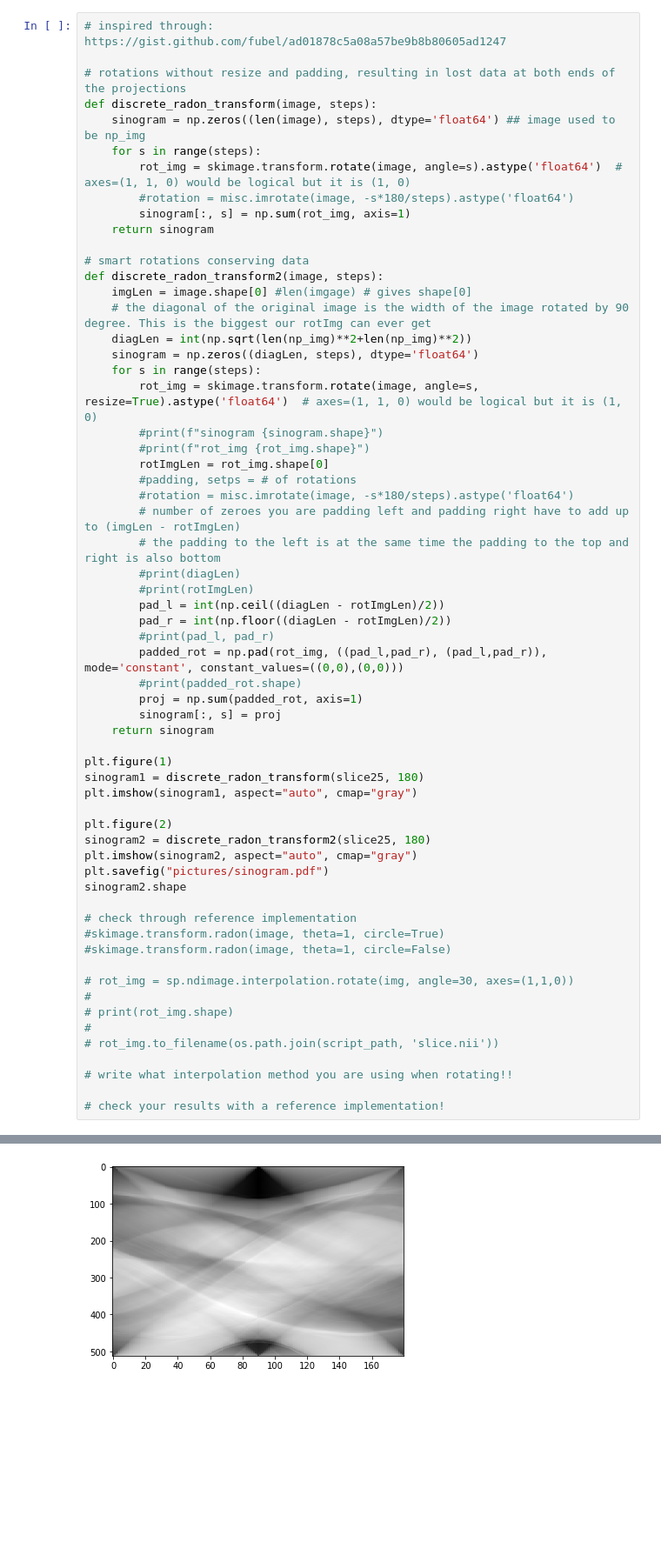
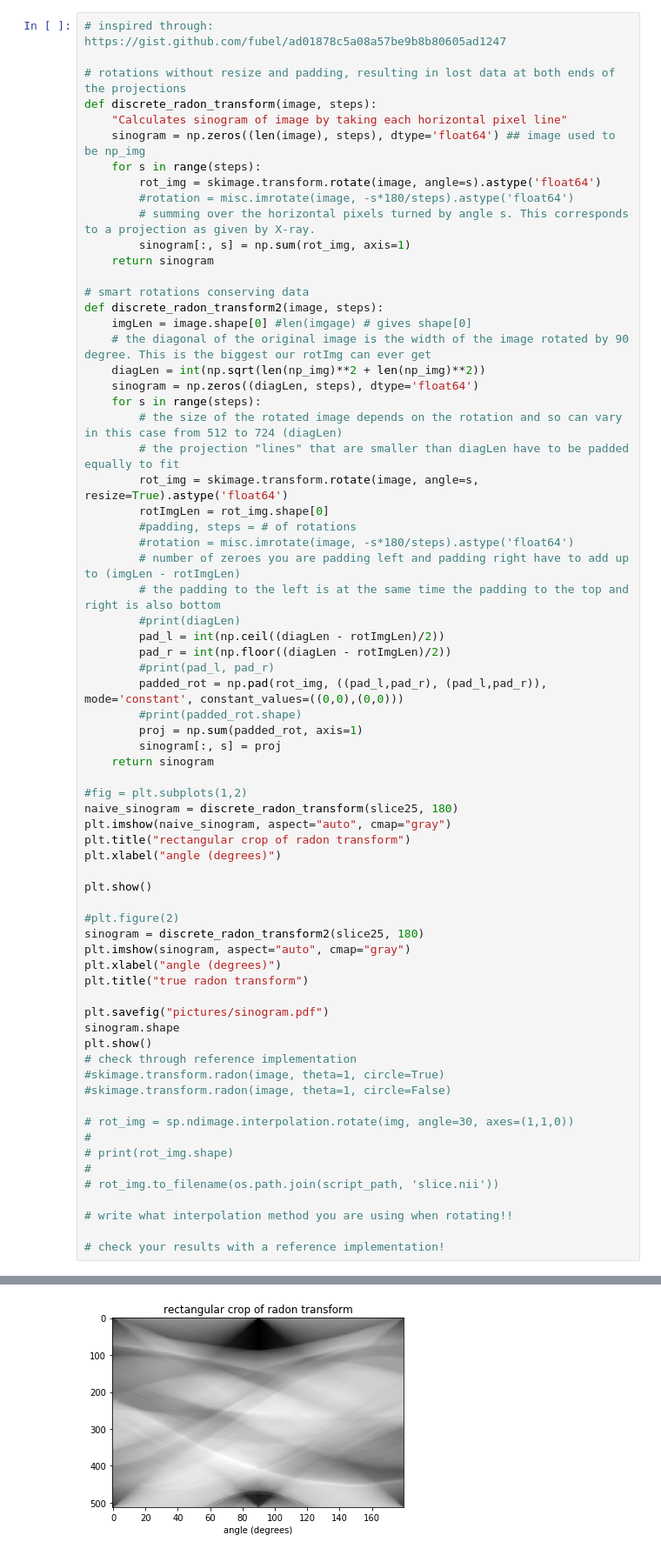
Before and after one commit to romba050/computer_tomography, a Jupyter notebook: ex3.ipynb, the cells around one changed output, grey strips where cells are left out. Shown at 87% size. Saved outputs shown, nothing was run; the diff lists cells and outputs as text; blank space fills up the shorter version.

```diff
--- a/ex3.ipynb
+++ b/ex3.ipynb
@@ -82,10 +94,12 @@ plt.savefig(f"pictures/slice25.pdf")
 
 # rotations without resize and padding, resulting in lost data at both ends of the projections
 def discrete_radon_transform(image, steps):
+    "Calculates sinogram of image by taking each horizontal pixel line"
     sinogram = np.zeros((len(image), steps), dtype='float64') ## image used to be np_img
     for s in range(steps):
-        rot_img = skimage.transform.rotate(image, angle=s).astype('float64')  # axes=(1, 1, 0) would be logical but it is (1, 0)
+        rot_img = skimage.transform.rotate(image, angle=s).astype('float64')
         #rotation = misc.imrotate(image, -s*180/steps).astype('float64')
+        # summing over the horizontal pixels turned by angle s. This corresponds to a projection as given by X-ray.
         sinogram[:, s] = np.sum(rot_img, axis=1)
     return sinogram
 
@@ -93,19 +107,18 @@ def discrete_radon_transform(image, steps):
 def discrete_radon_transform2(image, steps):
     imgLen = image.shape[0] #len(imgage) # gives shape[0]
     # the diagonal of the original image is the width of the image rotated by 90 degree. This is the biggest our rotImg can ever get
-    diagLen = int(np.sqrt(len(np_img)**2+len(np_img)**2))
+    diagLen = int(np.sqrt(len(np_img)**2 + len(np_img)**2))
     sinogram = np.zeros((diagLen, steps), dtype='float64')
     for s in range(steps):
-        rot_img = skimage.transform.rotate(image, angle=s, resize=True).astype('float64')  # axes=(1, 1, 0) would be logical but it is (1, 0)
-        #print(f"sinogram {sinogram.shape}")
-        #print(f"rot_img {rot_img.shape}")
+        # the size of the rotated image depends on the rotation and so can vary in this case from 512 to 724 (diagLen)
+        # the projection "lines" that are smaller than diagLen have to be padded equally to fit
+        rot_img = skimage.transform.rotate(image, angle=s, resize=True).astype('float64')
         rotImgLen = rot_img.shape[0]
-        #padding, setps = # of rotations
+        #padding, steps = # of rotations
         #rotation = misc.imrotate(image, -s*180/steps).astype('float64')
         # number of zeroes you are padding left and padding right have to add up to (imgLen - rotImgLen)
         # the padding to the left is at the same time the padding to the top and right is also bottom
         #print(diagLen)
-        #print(rotImgLen)
         pad_l = int(np.ceil((diagLen - rotImgLen)/2))
         pad_r = int(np.floor((diagLen - rotImgLen)/2))
         #print(pad_l, pad_r)
@@ -115,16 +128,23 @@ def discrete_radon_transform2(image, steps):
         sinogram[:, s] = proj
     return sinogram
 
-plt.figure(1)
-sinogram1 = discrete_radon_transform(slice25, 180)
-plt.imshow(sinogram1, aspect="auto", cmap="gray")
+#fig = plt.subplots(1,2)
+naive_sinogram = discrete_radon_transform(slice25, 180)
+plt.imshow(naive_sinogram, aspect="auto", cmap="gray")
+plt.title("rectangular crop of radon transform")
+plt.xlabel("angle (degrees)")
 
-plt.figure(2)
-sinogram2 = discrete_radon_transform2(slice25, 180)
-plt.imshow(sinogram2, aspect="auto", cmap="gray")
+plt.show()
+
+#plt.figure(2)
+sinogram = discrete_radon_transform2(slice25, 180)
+plt.imshow(sinogram, aspect="auto", cmap="gray")
+plt.xlabel("angle (degrees)")
+plt.title("true radon transform")
+
 plt.savefig("pictures/sinogram.pdf")
-sinogram2.shape
-
+sinogram.shape
+plt.show()
 # check through reference implementation
 #skimage.transform.radon(image, theta=1, circle=True)
 #skimage.transform.radon(image, theta=1, circle=False)
@@ -143 +162 @@ sinogram2.shape
-[figure, old version]
+[figure, new version]
```
Also changed, not shown: parts of 22 cells of this notebook.
